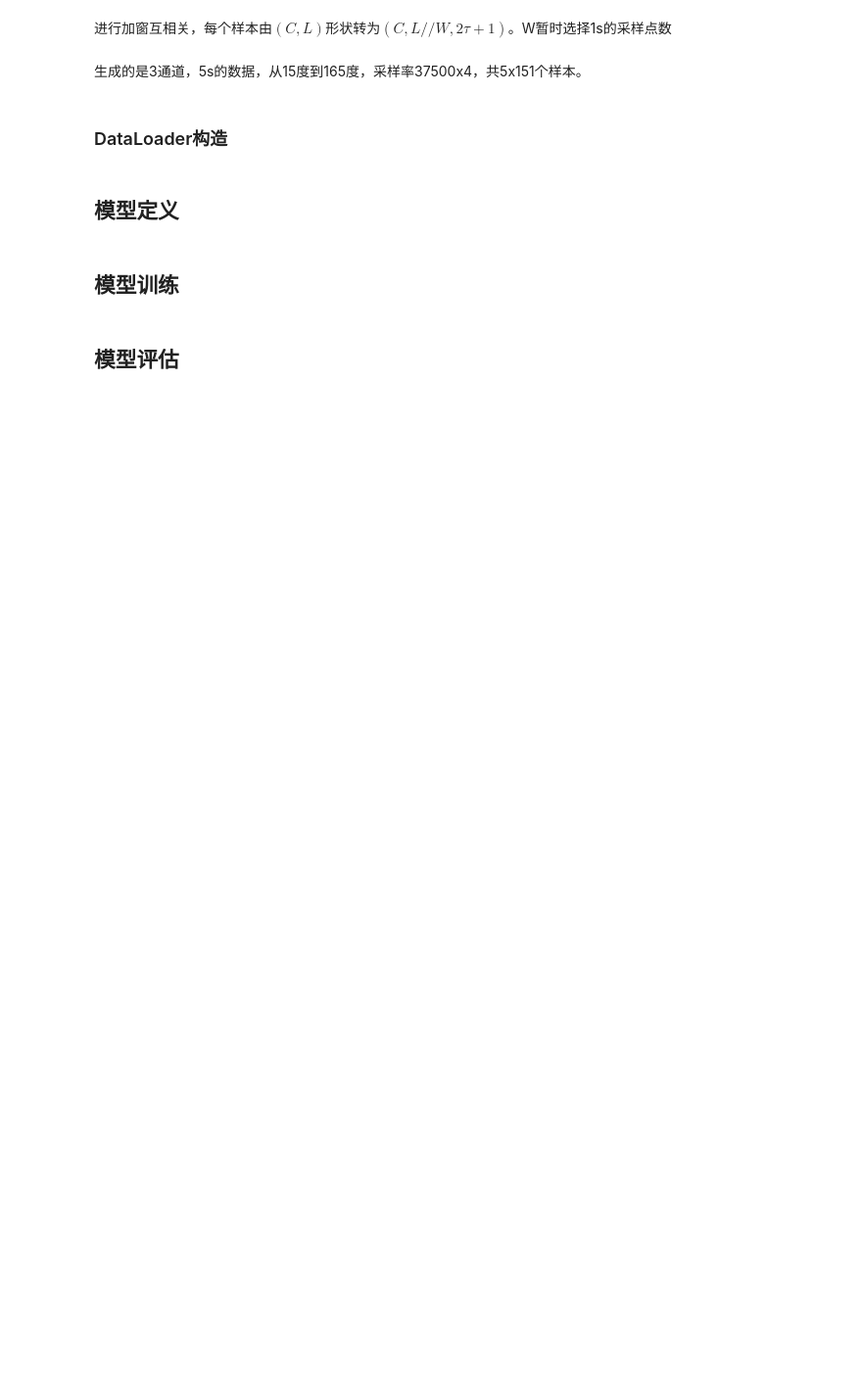
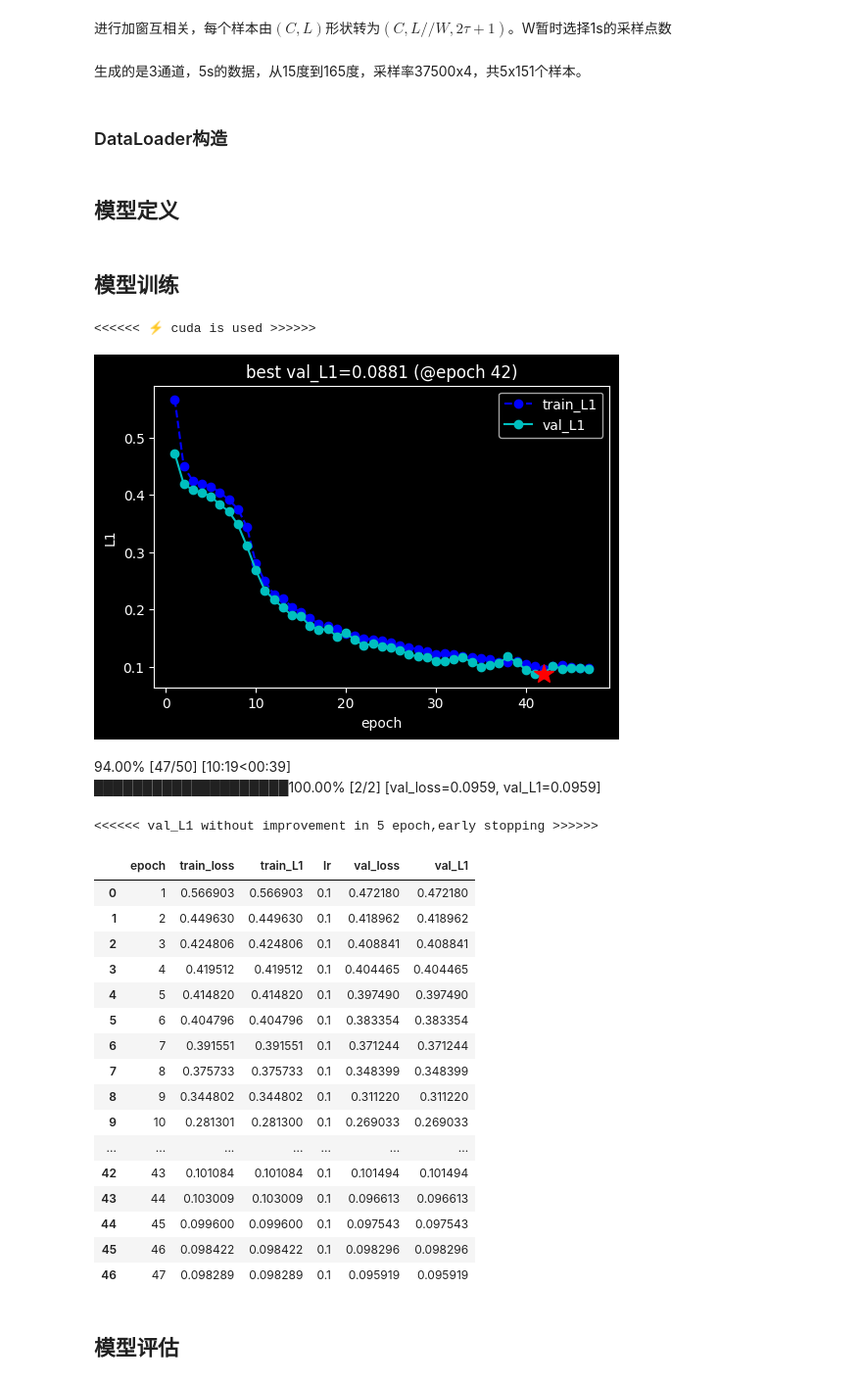
Before and after one commit to LeoJhonSong/ternary-array-passive-bearing, a Jupyter notebook: cnn_from_gcc.ipynb, the cells around one changed output. Shown at 98% size. Cells and saved outputs as stored; diff of their text form; code cells hidden in the pictures; blank space fills up the shorter version.

```diff
--- a/cnn_from_gcc.ipynb
+++ b/cnn_from_gcc.ipynb
@@ -57,16 +63,11 @@ class SigArrDataSet(Dataset):
 # %% [markdown]
 ### DataLoader构造
 # %%
-def create_dataloaders(batch_size=10000):
-    # 同点位4个样本训练，一个用于评估，将数据集拆分为训练集和验证集
-    idx = 4 * 4 * 37500
-    # FIXME: 这个切片要改
-    train_data = array_signal[:, :idx, :]
-    val_data = array_signal[:, idx:, :]
-    ds_train = SigArrDataSet(train_data, labels, 1, 4 * 37500)
-    ds_val = SigArrDataSet(val_data, labels, 1, 4 * 37500)
+def create_dataloaders(batch_size=200):
+    ds_train = SigArrDataSet(train_path)
+    ds_val = SigArrDataSet(val_path)
 
-    # 目前样本很少，用很大的batch_size只分一批
+    # 取样时有打乱
     dl_train = DataLoader(ds_train, batch_size=batch_size, shuffle=True, num_workers=2, drop_last=False)
     dl_val = DataLoader(ds_val, batch_size=batch_size, shuffle=True, num_workers=2, drop_last=False)
     return dl_train, dl_val
@@ -233,2 +167,52 @@ model.fit(
+# %%
+def init_weights(m):
+    if type(m) == torch.nn.Linear:
+        torch.nn.init.normal_(m.weight)
+        m.bias.data.fill_(0.0)
+
+net = CausalCnn1d_from_Xcorr(n_max, 3)  # 3个通道
+net.apply(init_weights)  # 初始化权重为全零
+
+
+model = KerasModel(
+    net,
+    # loss_fn=loss_with_regulation,
+    loss_fn=nn.L1Loss(),
+    # loss_fn=nn.MSELoss(),
+    metrics_dict={'L1': torchmetrics.MeanAbsoluteError()},#, 'mse': torchmetrics.MeanSquaredError()},
+    optimizer=optim.SGD(net.parameters(), lr=1e-1)  # TODO: 试试Adam
+)
+
+model.fit(
+    dl_train,
+    dl_val,
+    epochs=50,
+    ckpt_path='exp/checkpoint',
+    patience=5,
+    monitor='val_L1',
+    mode='min',
+)
+# %% [output]
+<<<<<< ⚡️ cuda is used >>>>>>
+[figure, added]
+████████████████████100.00% [2/2] [val_loss=0.0959, val_L1=0.0959]
+<<<<<< val_L1 without improvement in 5 epoch,early stopping >>>>>>
+|  | epoch | train_loss | train_L1 | lr | val_loss | val_L1 |
+| 0 | 1 | 0.566903 | 0.566903 | 0.1 | 0.472180 | 0.472180 |
+| 1 | 2 | 0.449630 | 0.449630 | 0.1 | 0.418962 | 0.418962 |
+| 2 | 3 | 0.424806 | 0.424806 | 0.1 | 0.408841 | 0.408841 |
+| 3 | 4 | 0.419512 | 0.419512 | 0.1 | 0.404465 | 0.404465 |
+| 4 | 5 | 0.414820 | 0.414820 | 0.1 | 0.397490 | 0.397490 |
+| 5 | 6 | 0.404796 | 0.404796 | 0.1 | 0.383354 | 0.383354 |
+| 6 | 7 | 0.391551 | 0.391551 | 0.1 | 0.371244 | 0.371244 |
+| 7 | 8 | 0.375733 | 0.375733 | 0.1 | 0.348399 | 0.348399 |
+| 8 | 9 | 0.344802 | 0.344802 | 0.1 | 0.311220 | 0.311220 |
+| 9 | 10 | 0.281301 | 0.281300 | 0.1 | 0.269033 | 0.269033 |
+| ... | ... | ... | ... | ... | ... | ... |
+| 42 | 43 | 0.101084 | 0.101084 | 0.1 | 0.101494 | 0.101494 |
+| 43 | 44 | 0.103009 | 0.103009 | 0.1 | 0.096613 | 0.096613 |
+| 44 | 45 | 0.099600 | 0.099600 | 0.1 | 0.097543 | 0.097543 |
+| 45 | 46 | 0.098422 | 0.098422 | 0.1 | 0.098296 | 0.098296 |
+| 46 | 47 | 0.098289 | 0.098289 | 0.1 | 0.095919 | 0.095919 |
 # %% [markdown]
 ## 模型评估
```
Also changed, not shown: parts of 21 cells of this notebook.
